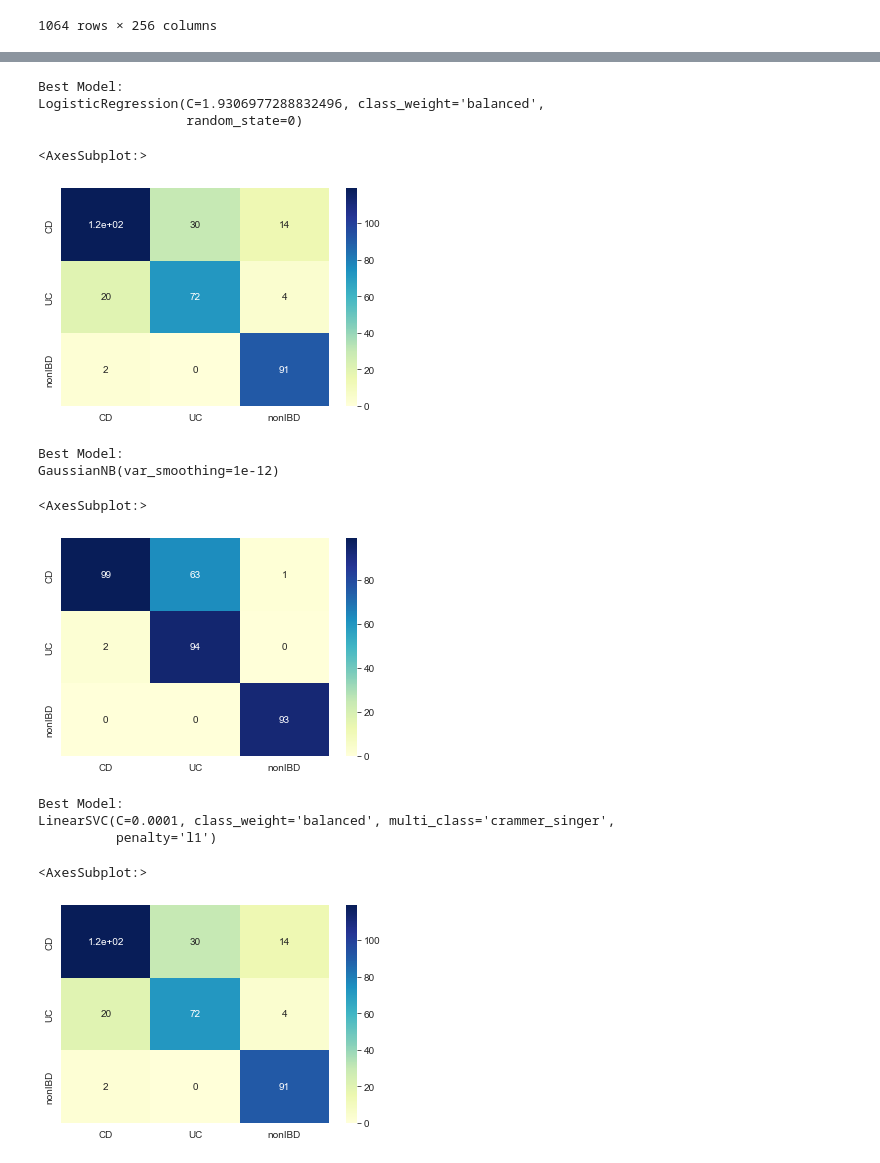
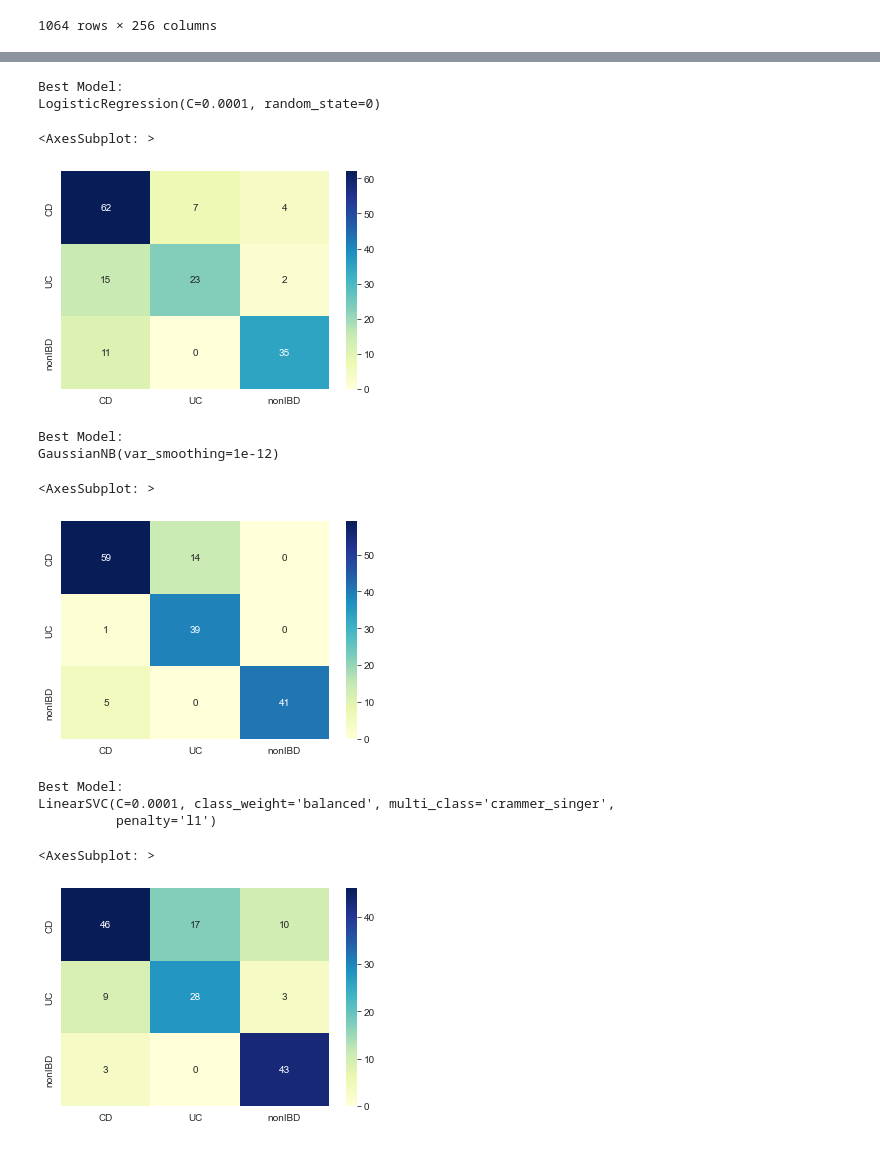
Before and after one commit to odedsabah/MGX_MTX, a Jupyter notebook: Project_Flow/Selected_Models.ipynb, the cells around one changed output, grey strips where cells are left out. Saved outputs shown, nothing was run; the diff lists cells and outputs as text; code cells hidden in the pictures.

```diff
--- a/Project_Flow/Selected_Models.ipynb
+++ b/Project_Flow/Selected_Models.ipynb
@@ -58,2 +47,18 @@ X_train, X_test, y_train, y_test = train_test_split(Feature, Target, test_size=0
+# %%
+Feature = Post_selected.iloc[:,:255]
+Target = Post_selected.iloc[:,-1]
+
+train_ratio = 0.75
+test_ratio = 0.15
+validation_ratio = 0.10
+
+# train is now 75% of the entire data set
+# the _junk suffix means that we drop that variable completely
+X_train, X_test, y_train, y_test = train_test_split(Feature, Target, test_size=1 - train_ratio)
+
+# test is now 10% of the initial data set
+# validation is now 15% of the initial data se
+X_test, X_val, y_test, y_val= train_test_split(X_test, y_test, test_size=validation_ratio/(validation_ratio + test_ratio))
+# X_train, X_test, y_train, y_test = train_test_split(Feature, Target, test_size=0.33, random_state=42)
 # %%
 # feature selection
@@ -66,11 +71,3 @@ X_test = model.transform(X_test)
-# %%
-# feature selection
-from sklearn.svm import LinearSVC
-from sklearn.feature_selection import SelectFromModel
-lsvc = LinearSVC(C=0.01, penalty="l1", dual=False).fit(X_train, y_train)
-model = SelectFromModel(lsvc, prefit=True)
-X_train = model.transform(X_train)
-X_test = model.transform(X_test)
 # %%
 min_samples_split_DT = [3,4,5,6,7,8,9]
 min_samples_leaf_DT = [3,4,5,6,7,8,9]
@@ -107,33 +109,32 @@ DecisionTreeClassifier(class_weight='balanced', max_depth=3, min_samples_leaf=3,
 # %%
-penalty_list_LR = ['l1','l2']
+penalty_list_LR = ['l2']
 regularization_list_LR = [i for i in np.logspace(-4,2,15)]
 parameters_LR = {'penalty':penalty_list_LR,
                 'C': regularization_list_LR}
 
 LR_model = LogisticRegression(class_weight = 'balanced')
-LR_clf = GridSearchCV(LR_model, parameters_LR, cv=5, scoring="accuracy")
+LR_clf = GridSearchCV(LR_model, parameters_LR, cv=5, scoring="roc_auc")
 
-LR_model = LogisticRegression(random_state = 0, class_weight="balanced")
-LR_clf = GridSearchCV(LR_model, parameters_LR, cv=5, scoring='accuracy')
+LR_model = LogisticRegression(C=0.01, penalty='l1', random_state=0)
+LR_clf = GridSearchCV(LR_model, parameters_LR, cv=5, scoring='roc_auc')
 LR_clf.fit(X_train, y_train)
 
 print("Best Model:")
 LR_model = LR_clf.best_estimator_
 print(LR_model)
 
 LR_predictions = LR_model.predict(X_test)
 
 # creating a confusion matrix
 labels = np.unique(y_test)
 cm_LR = confusion_matrix(y_test, LR_predictions,labels=labels)
 cm_LR = pd.DataFrame(cm_LR, index=labels, columns=labels)
 sns.heatmap(cm_LR, cmap="YlGnBu", annot=True)
 # %% [output]
 Best Model:
-LogisticRegression(C=1.9306977288832496, class_weight='balanced',
-                   random_state=0)
+LogisticRegression(C=0.0001, random_state=0)
-<AxesSubplot:>
+<AxesSubplot: >
-[figure, old version]
+[figure, new version]
 # %%
 from sklearn.naive_bayes import GaussianNB
 
@@ -160,36 +161,36 @@ sns.heatmap(cm_NB, cmap="YlGnBu", annot=True)
 # %% [output]
 Best Model:
 GaussianNB(var_smoothing=1e-12)
-<AxesSubplot:>
+<AxesSubplot: >
-[figure, old version]
+[figure, new version]
 # %%
-penalty_list_SVM = ['l1','l2']
-regularization_list_SVM = [i for i in np.logspace(-4,-1,15)]
-parameters_SVM = {'penalty':penalty_list_SVM,
-                'C': regularization_list_SVM}
+penalty_list_SVC = ['l1','l2']
+regularization_list_SVC = [i for i in np.logspace(-4,-1,15)]
+parameters_SVC = {'penalty':penalty_list_SVC,
+                'C': regularization_list_SVC}
 
-SVM_model = LinearSVC(class_weight = 'balanced', multi_class="crammer_singer")
-SVM_clf = GridSearchCV(SVM_model, parameters_SVM, cv=5, scoring="roc_auc")
+SVC_model = LinearSVC(class_weight = 'balanced', multi_class="crammer_singer")
+SVC_clf = GridSearchCV(SVC_model, parameters_SVC, cv=5, scoring="roc_auc")
 
-SVM_clf.fit(X_train, y_train)
+SVC_clf.fit(X_train, y_train)
 
 print("Best Model:")
-SVM_model = SVM_clf.best_estimator_
-print(SVM_model)
+SVC_model = SVC_clf.best_estimator_
+print(SVC_model)
 
-SVM_predictions = SVM_model.predict(X_test)
+SVC_predictions = SVC_model.predict(X_test)
 
 # creating a confusion matrix
 labels = np.unique(y_test)
-cm_SVM = confusion_matrix(y_test, SVM_predictions,labels=labels)
-cm_SVM = pd.DataFrame(cm_SVM, index=labels, columns=labels)
-sns.heatmap(cm_LR, cmap="YlGnBu", annot=True)
+cm_SVC = confusion_matrix(y_test, SVC_predictions,labels=labels)
+cm_SVC = pd.DataFrame(cm_SVC, index=labels, columns=labels)
+sns.heatmap(cm_SVC, cmap="YlGnBu", annot=True)
 # %% [output]
 Best Model:
 LinearSVC(C=0.0001, class_weight='balanced', multi_class='crammer_singer',
           penalty='l1')
-<AxesSubplot:>
+<AxesSubplot: >
-[figure, old version]
+[figure, new version]
 # %%
 nneighbors_KNN = [i+2 for i in range(10)]
 weights_list_KNN = ['uniform', 'distance']
```
Also changed, not shown: parts of 25 cells of this notebook, 2 other files.
